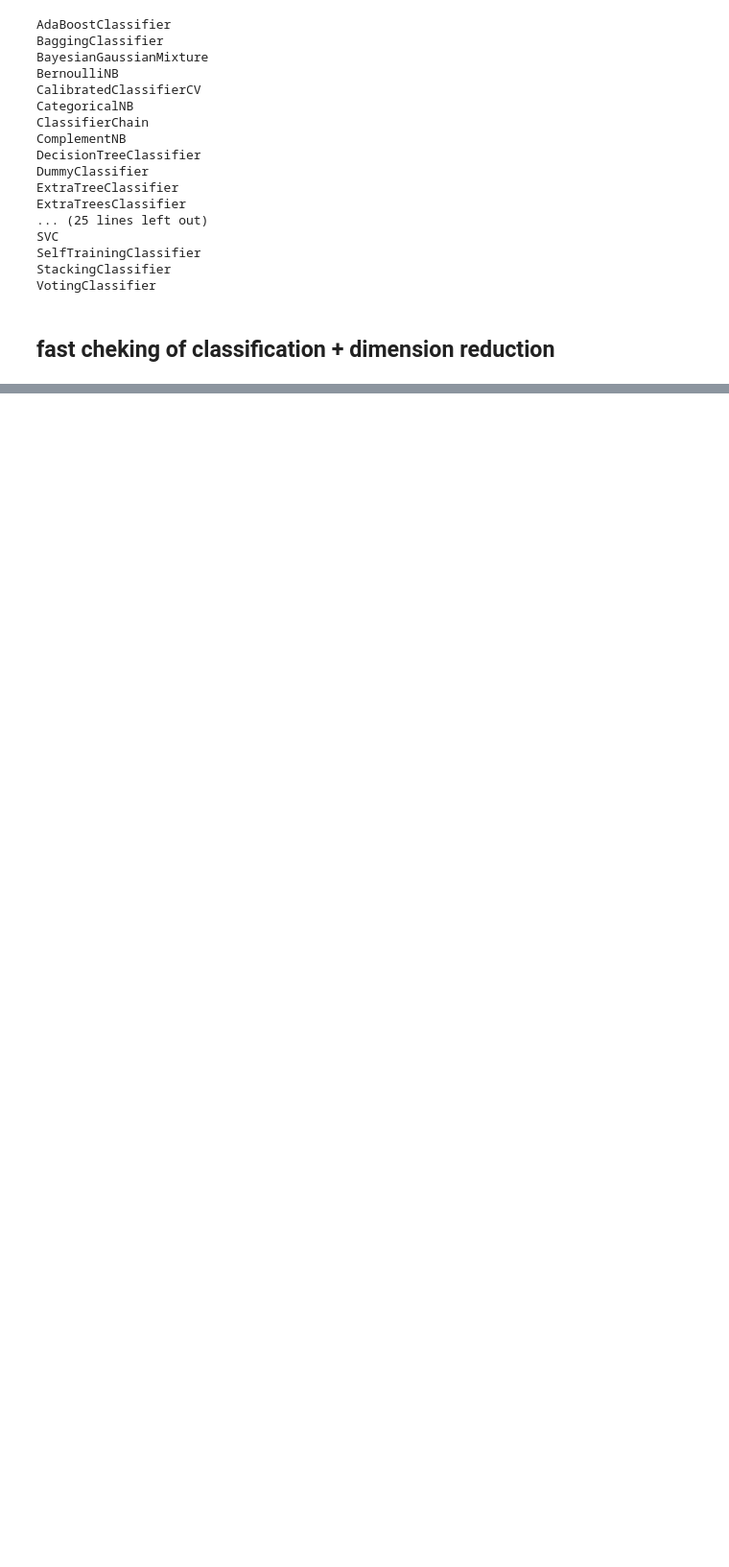
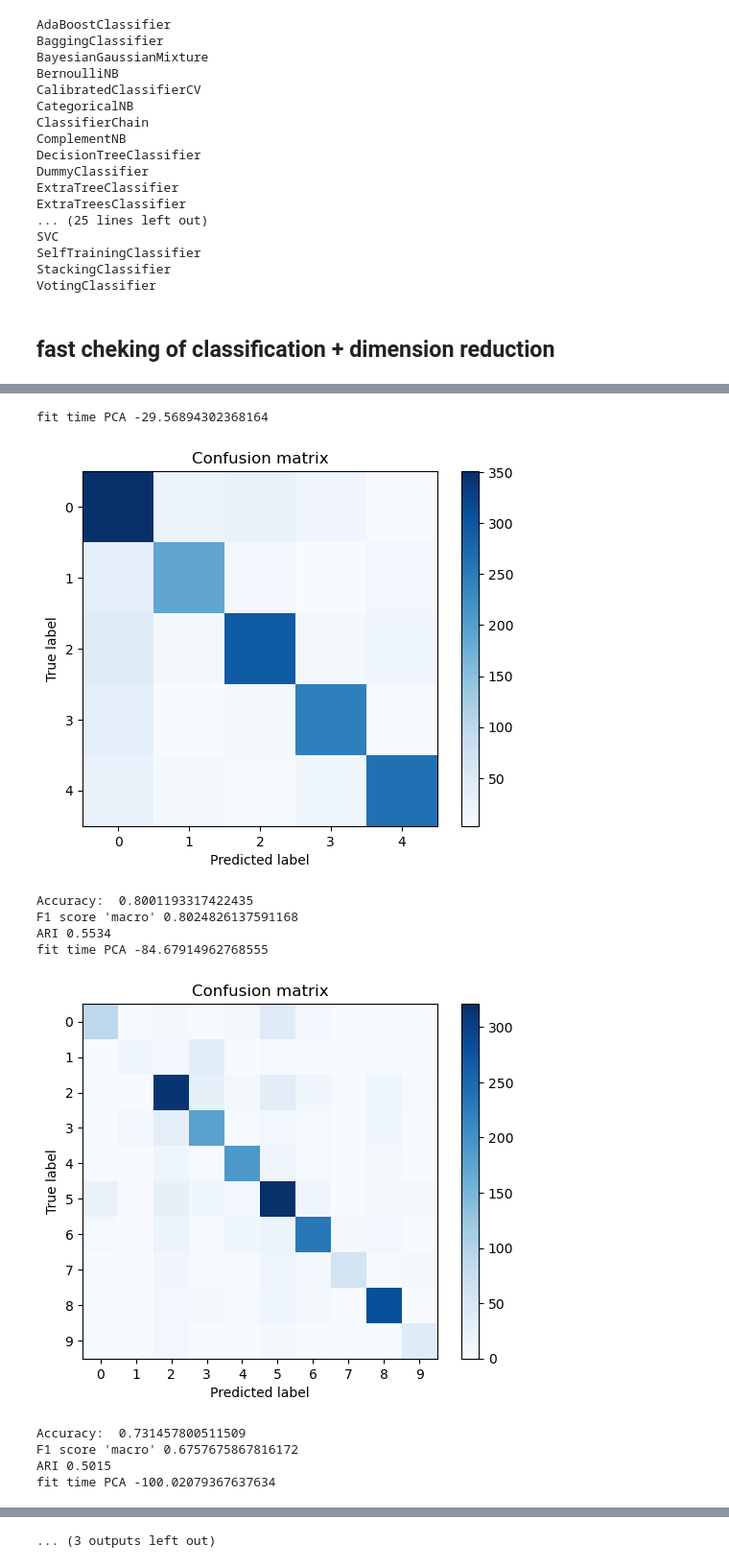
Before and after one commit to RCaz33/API_predict, a Jupyter notebook: cazelles-remi-notebook-exploration-06-2023.ipynb, the cells around one changed output, grey strips where cells are left out. Shown at 96% size. Drawn from its saved outputs; the diff is of its cells as text; code cells hidden in the pictures; blank space fills up the shorter version.

```diff
--- a/cazelles-remi-notebook-exploration-06-2023.ipynb
+++ b/cazelles-remi-notebook-exploration-06-2023.ipynb
@@ -557,0 +645,48 @@ len(X)
+# %%
+# with PCA for 7 different groups of tags
+for n_tag in [5,10,20,30,50,80,130]:
+    dft = df.sample(10000)
+    tags_to_keep = dft.Single_most_used_tag.value_counts()[:n_tag].index.to_list()
+
+    X = dft.loc[df.Single_most_used_tag.isin(tags_to_keep)]
+    y = LabelEncoder().fit_transform(X.Single_most_used_tag)
+
+    X_train, X_test, y_train, y_test = train_test_split(
+    X, y, test_size=0.33, random_state=125, stratify=y)
+
+    X_train_ = X_train.no_stopword.apply(lambda x: " ".join(x))
+
+    vectorizer = CountVectorizer(min_df=2).fit(X_train_)
+    X_train_vec = vectorizer.transform(X_train_)
+    X_test_vec = vectorizer.transform(X_test.no_stopword.apply(lambda x: " ".join(x)))
+
+    scaler = StandardScaler()
+    X_train_sc = scaler.fit_transform(X_train_vec.toarray())
+    X_test_sc = scaler.transform(X_test_vec.toarray())
+
+    pca = PCA(n_components=3000)
+    time_1=time.time()
+    pca.fit(X_train_sc)
+    print("fit time PCA", time_1-time.time())
+
+    time_0 = time.time()
+    clf = LogisticRegression(multi_class='ovr').fit(pca.transform(X_train_vec.toarray()), y_train)
+    fit_time = time.time()-time_0
+    time_0 = time.time()
+    y_pred = clf.predict(pca.transform(X_test_vec.toarray()))
+    predict_time=time.time()-time_0
+    accuracy, jaccard, f1_macro, precision, recall, ari = plot_results(y_test, y_pred)
+    Results.loc[len(Results)] = ["",
+                                     accuracy, jaccard, f1_macro, precision, recall, ari, fit_time,predict_time]
+# %% [output]
+fit time PCA -29.56894302368164
+[figure, added]
+Accuracy:  0.8001193317422435
+F1 score 'macro' 0.8024826137591168
+ARI 0.5534
+fit time PCA -84.67914962768555
+[figure, added]
+Accuracy:  0.731457800511509
+F1 score 'macro' 0.6757675867816172
+ARI 0.5015
+fit time PCA -100.02079367637634
@@ -557,0 +709 @@ len(X)
+... (3 outputs left out)
```
Also changed, not shown: parts of 23 cells of this notebook.
